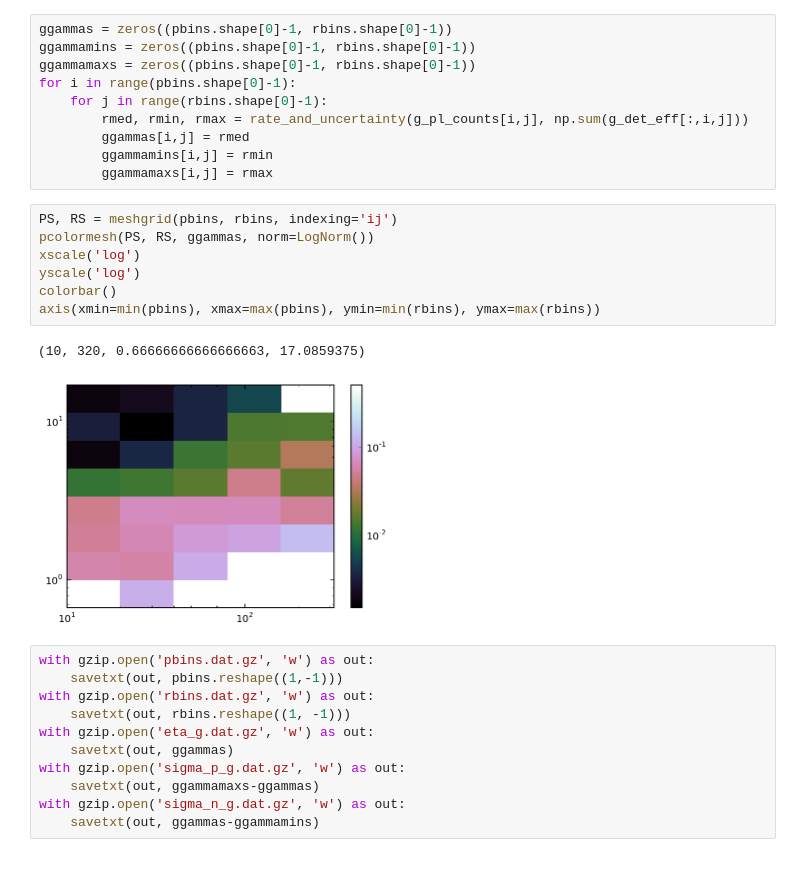
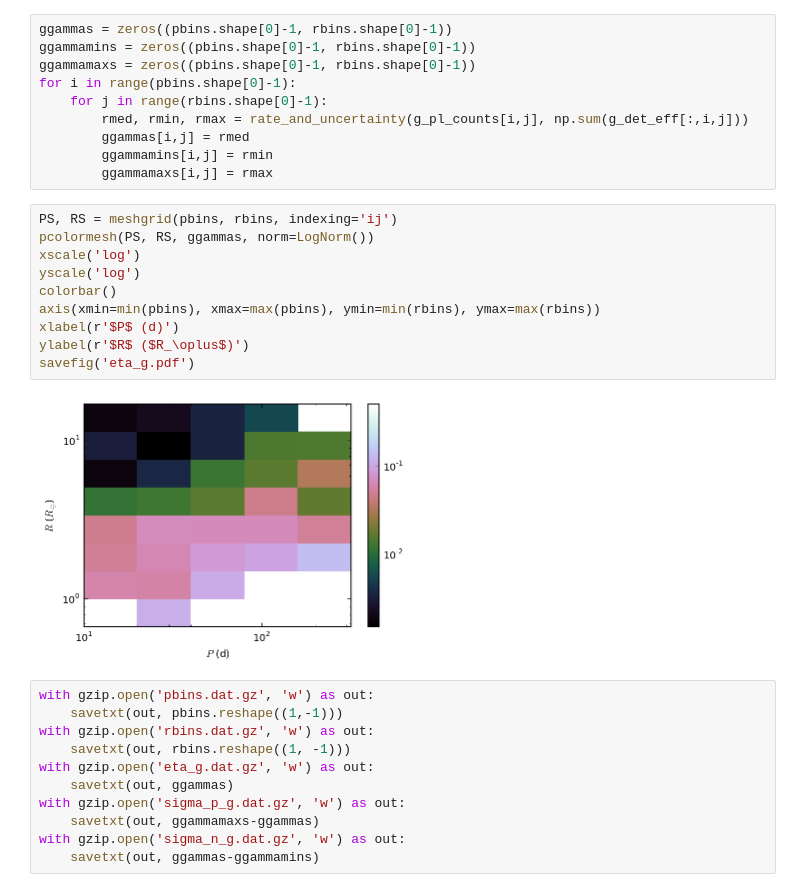
Before and after one commit to farr/kepler-selection, a Jupyter notebook: kephackwk/BinnedOccurrence.ipynb, the cells around one changed output. Saved outputs shown, nothing was run; the diff lists cells and outputs as text.

```diff
--- a/kephackwk/BinnedOccurrence.ipynb
+++ b/kephackwk/BinnedOccurrence.ipynb
@@ -185,13 +190,15 @@ for i in range(pbins.shape[0]-1):
 # %%
 PS, RS = meshgrid(pbins, rbins, indexing='ij')
 pcolormesh(PS, RS, ggammas, norm=LogNorm())
 xscale('log')
 yscale('log')
 colorbar()
 axis(xmin=min(pbins), xmax=max(pbins), ymin=min(rbins), ymax=max(rbins))
+xlabel(r'$P$ (d)')
+ylabel(r'$R$ ($R_\oplus$)')
+savefig('eta_g.pdf')
 # %% [output]
-(10, 320, 0.66666666666666663, 17.0859375)
-[figure, old version]
+[figure, new version]
 # %%
 with gzip.open('pbins.dat.gz', 'w') as out:
     savetxt(out, pbins.reshape((1,-1)))
```
Also changed, not shown: parts of 3 cells of this notebook, 14 other files.
